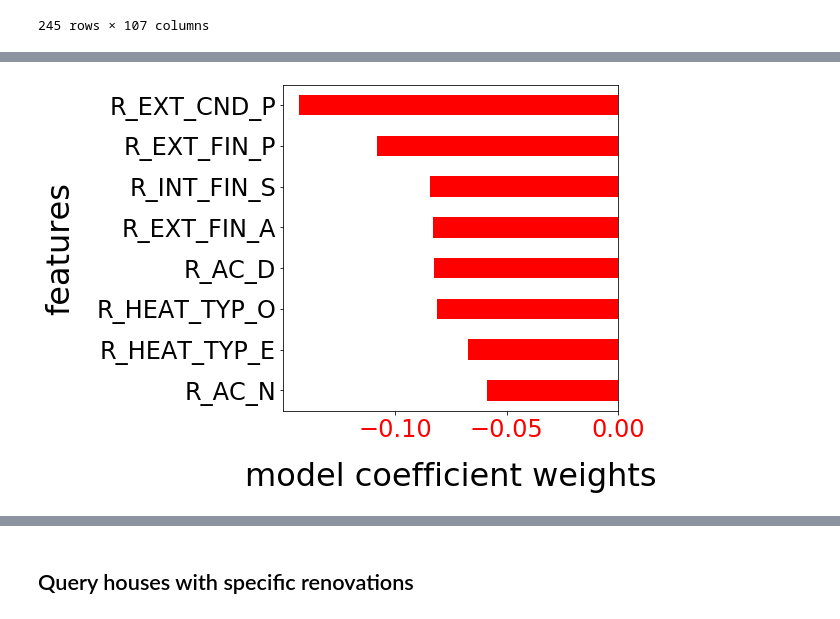
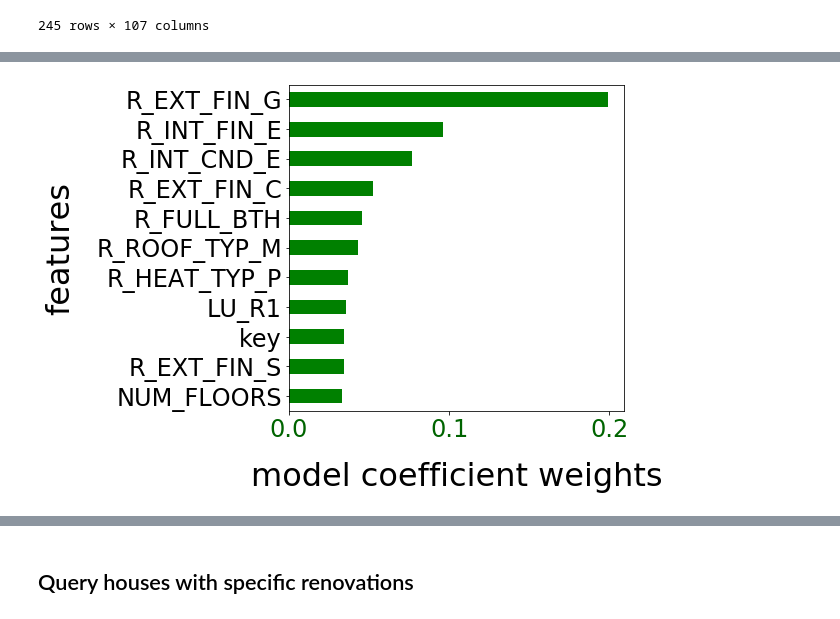
Before and after one commit to npatel37/quikflip, a Jupyter notebook: flaskexample/Model/Model.ipynb, the cells around one changed output, grey strips where cells are left out. Saved outputs shown, nothing was run; the diff lists cells and outputs as text; code cells hidden in the pictures.

```diff
--- a/flaskexample/Model/Model.ipynb
+++ b/flaskexample/Model/Model.ipynb
@@ -670,0 +424,28 @@ temper = coef_val.drop(labels = ['DIS0', 'DIS1', "DIS2", "DIS3", "DIS4", "DIS5",
+# %%
+# keeping all the 2019 data into test-set
+data19 = df3[df3["key"]==2019]
+data18 = df3[df3["key"]!=2019]
+
+# 80/20 test train split on 2010-2018 data.
+X_train, X_test, Y_train, Y_test = train_test_split(data18[my_feat], data18[target_feat], test_size=0.2, random_state=1)
+
+# append 2019 test data into X_test and Y_test
+X_test = X_test.append(data19[my_feat]);
+Y_test = Y_test.append(data19[target_feature]);
+
+# ElasticNet
+from sklearn.linear_model import ElasticNetCV
+
+# Reduced eps to 10^-4
+# Remember to always normalize!
+ElasticNetCVModel2 = ElasticNetCV(l1_ratio=[1, 0.9, 0.8, 0.7, 0.6, 0.5, 0.4, 0.3, 0.2, 0.1],
+                                  eps=0.0001, n_alphas=50, normalize=True, random_state=1,
+                                  verbose=True, max_iter=1000)
+
+# Fitting on train data with cross-validation.
+ElasticNetCVModel2.fit(X_train,Y_train)
+
+# does the weights make sense? - Looks reasonable
+# L1 reguralization is working well for feature importance!
+coef_val = pd.Series(ElasticNetCVModel2.coef_,my_feat)
+print(coef_val.sort_values(ascending=False))
@@ -671,17 +507,18 @@ temper = coef_val.drop(labels = ['DIS0', 'DIS1', "DIS2", "DIS3", "DIS4", "DIS5",
 # %%
+# plot positively weighed features
 plt.figure(figsize=(6,6))
 
-temper = temper.sort_values(ascending=False)
-temper[temper<-0.05].plot.barh(color="red")
+temper = temper.sort_values(ascending=True)
+temper[temper>0.032].plot.barh(color="green")
 plt.xticks(rotation=90)
 
 plt.yticks(size=24)
 plt.xlabel("model coefficient weights",size=32,labelpad=20)
 plt.ylabel("features",size=32,labelpad=20)
 
-plt.xticks([-0.1,-0.05,0],size=24,rotation=0,color="red")
+plt.xticks([0,0.1,0.2],size=24,rotation=0,color="darkgreen")
 #plt.xlim(left=-0.5e6,right=0.5e6)
-plt.savefig("coef_neg.png",bbox_inches="tight",dpi=300)
+plt.savefig("coef_pos.png",bbox_inches="tight",dpi=300)
 plt.show()
 # %% [output]
-[figure, old version]
+[figure, new version]
```
Also changed, not shown: parts of 75 cells of this notebook.
